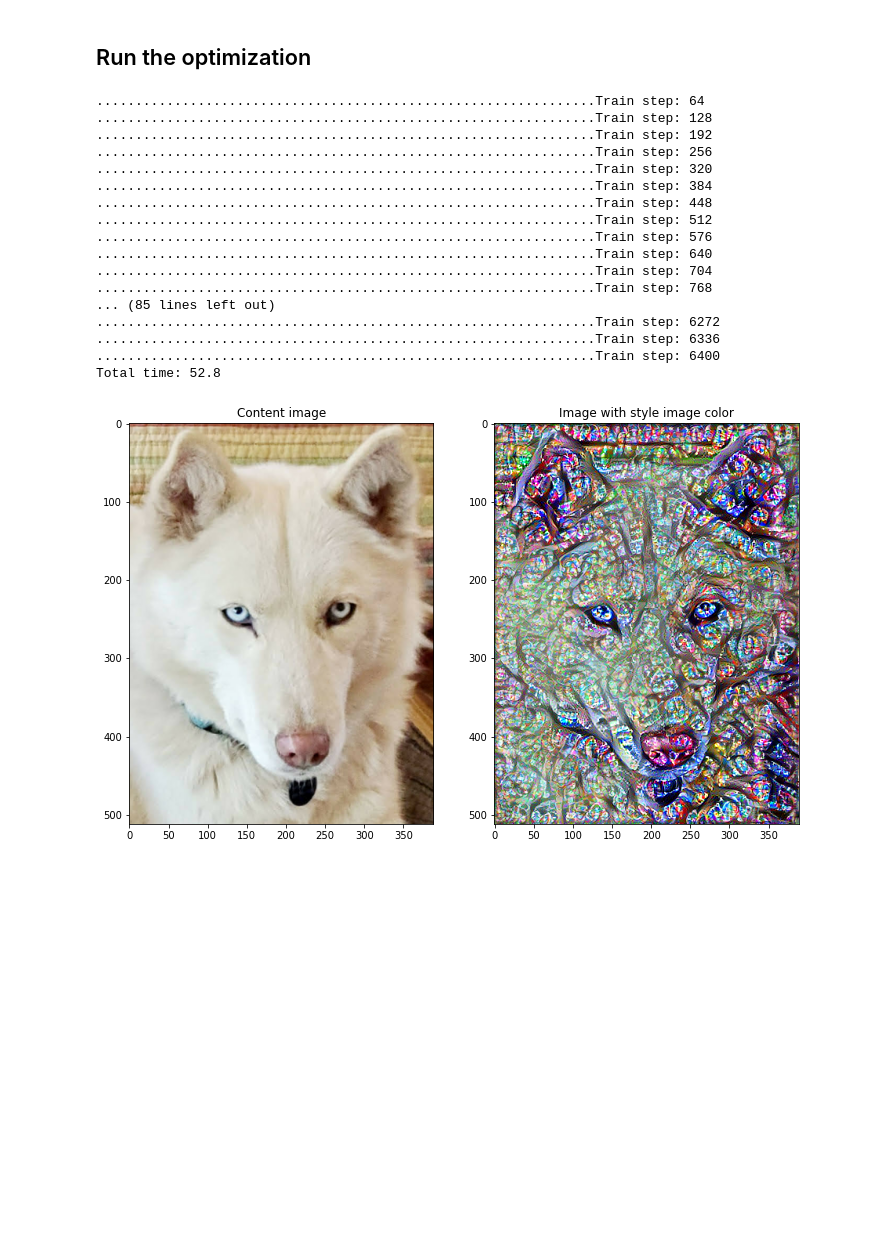
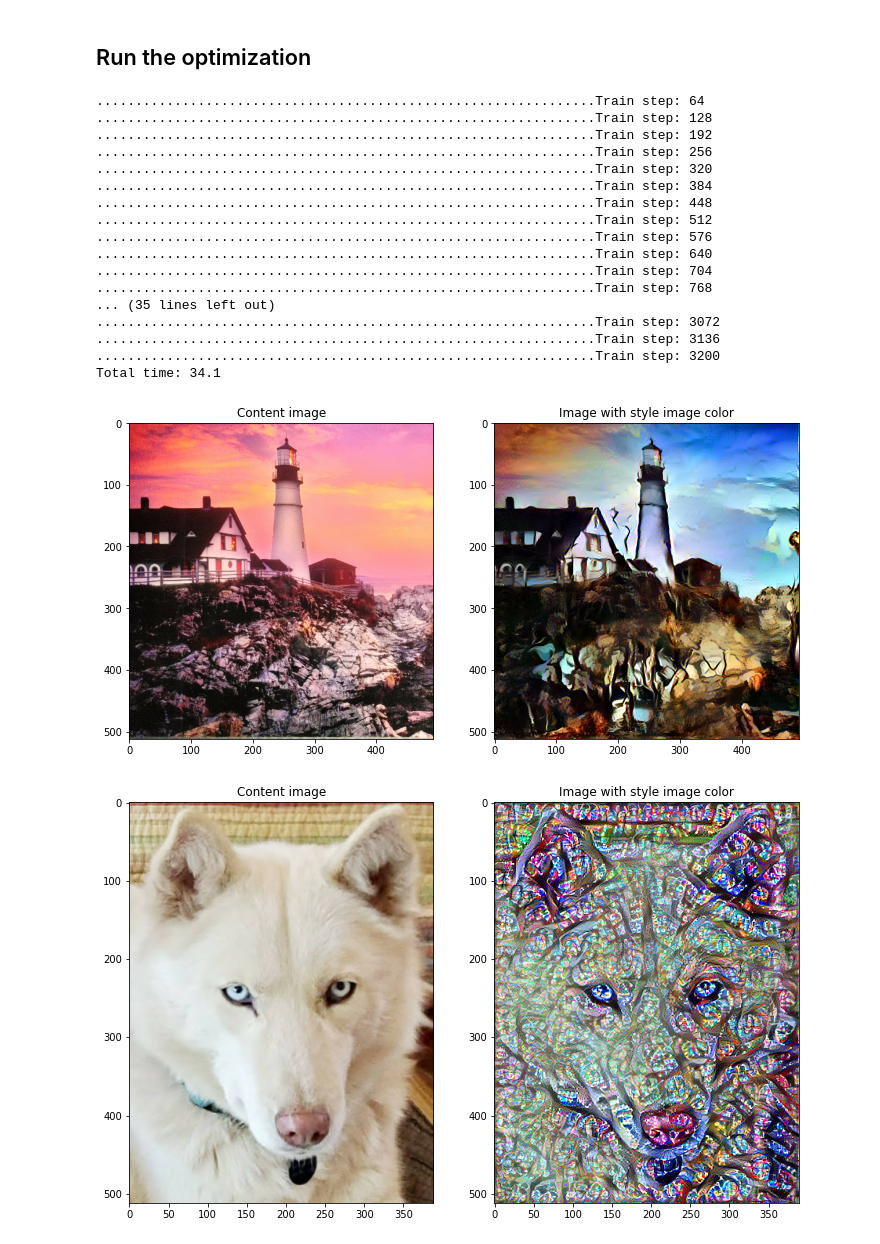
Before and after one commit to Celeste1221/ColorStyleTransfer, a Jupyter notebook: CF_13_1_ColorStyleTransfer.ipynb, the cells around one changed output. Cells and saved outputs as stored; diff of their text form; code cells hidden in the pictures; blank space fills up the shorter version.

```diff
--- a/CF_13_1_ColorStyleTransfer.ipynb
+++ b/CF_13_1_ColorStyleTransfer.ipynb
@@ -319,7 +359,7 @@ image = tf.Variable(content_image)
 import time
 start = time.time()
 
-epochs = 100
+epochs = 50
 steps_per_epoch = 64
 
 step = 0
@@ -347,9 +387,17 @@ print("Total time: {:.1f}".format(end-start))
 ................................................................Train step: 640
 ................................................................Train step: 704
 ................................................................Train step: 768
-... (85 lines left out)
-................................................................Train step: 6272
-................................................................Train step: 6336
-................................................................Train step: 6400
-Total time: 52.8
+... (35 lines left out)
+................................................................Train step: 3072
+................................................................Train step: 3136
+................................................................Train step: 3200
+Total time: 34.1
+# %%
+# display (user input) original and stylized images without color correction with 50 epochs and 64 steps per epoch
+plt.subplot(1,2,1)
+imshow(content_image, 'Content image')
+plt.subplot(1,2,2)
+imshow(image, 'Image with style image color')
+# %% [output]
+[figure, added]
 # %%
```
Also changed, not shown: parts of 10 cells of this notebook.
